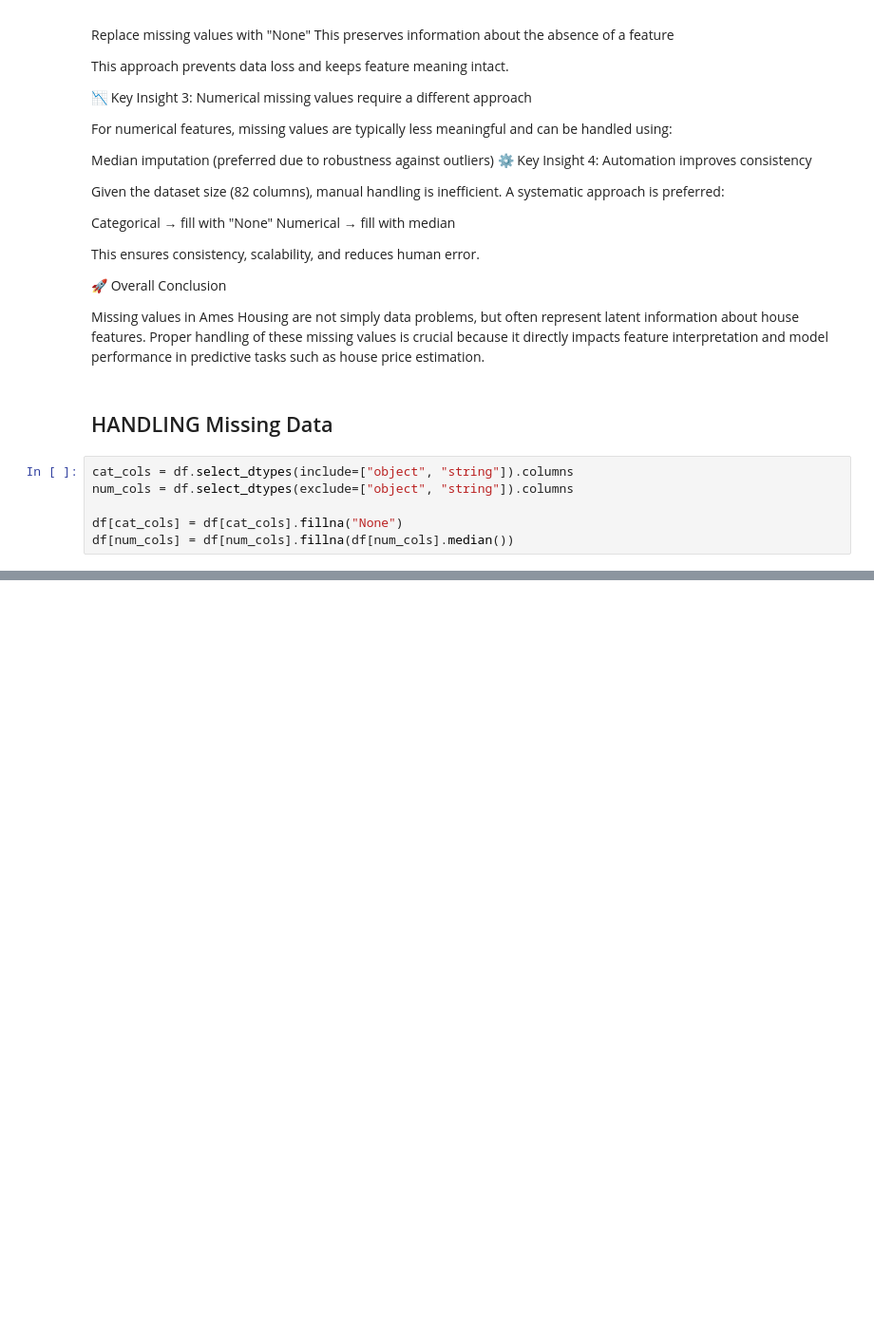
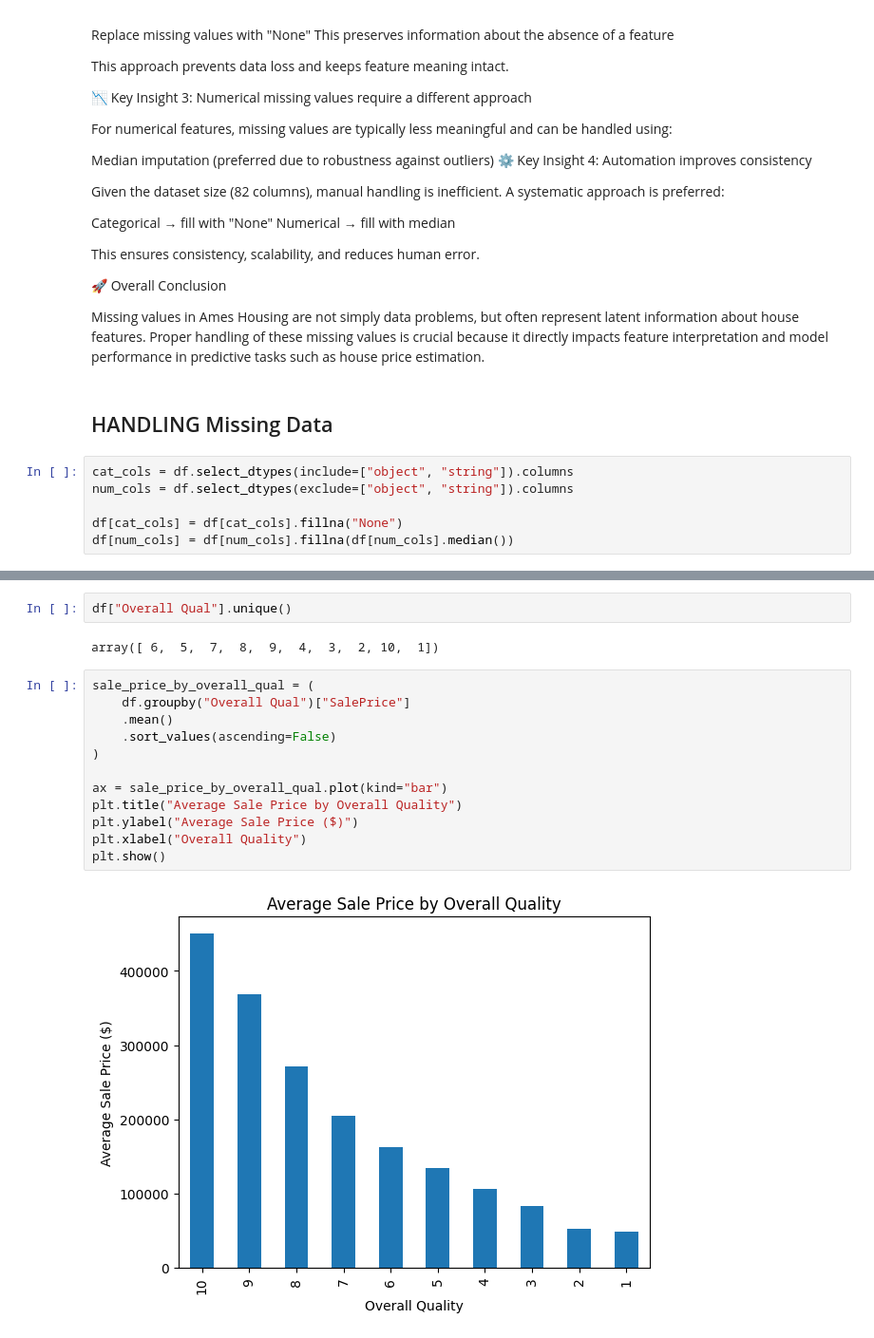
Before and after one commit to RenitiaMR/Portfolio, a Jupyter notebook: housing_price.ipynb, the cells around one changed output, grey strips where cells are left out. Shown at 95% size. Saved outputs shown, nothing was run; the diff lists cells and outputs as text; blank space fills up the shorter version.

Commit message:
online sales II

```diff
--- a/housing_price.ipynb
+++ b/housing_price.ipynb
@@ -162,0 +182,18 @@ Name: SalePrice, dtype: float64
+# %%
+df["Overall Qual"].unique()
+# %% [output]
+array([ 6,  5,  7,  8,  9,  4,  3,  2, 10,  1])
+# %%
+sale_price_by_overall_qual = (
+    df.groupby("Overall Qual")["SalePrice"]
+    .mean()
+    .sort_values(ascending=False)
+)
+
+ax = sale_price_by_overall_qual.plot(kind="bar")
+plt.title("Average Sale Price by Overall Quality")
+plt.ylabel("Average Sale Price ($)")
+plt.xlabel("Overall Quality")
+plt.show()
+# %% [output]
+[figure, added]
```
Also changed, not shown: parts of 14 cells of this notebook, 9 other files.
